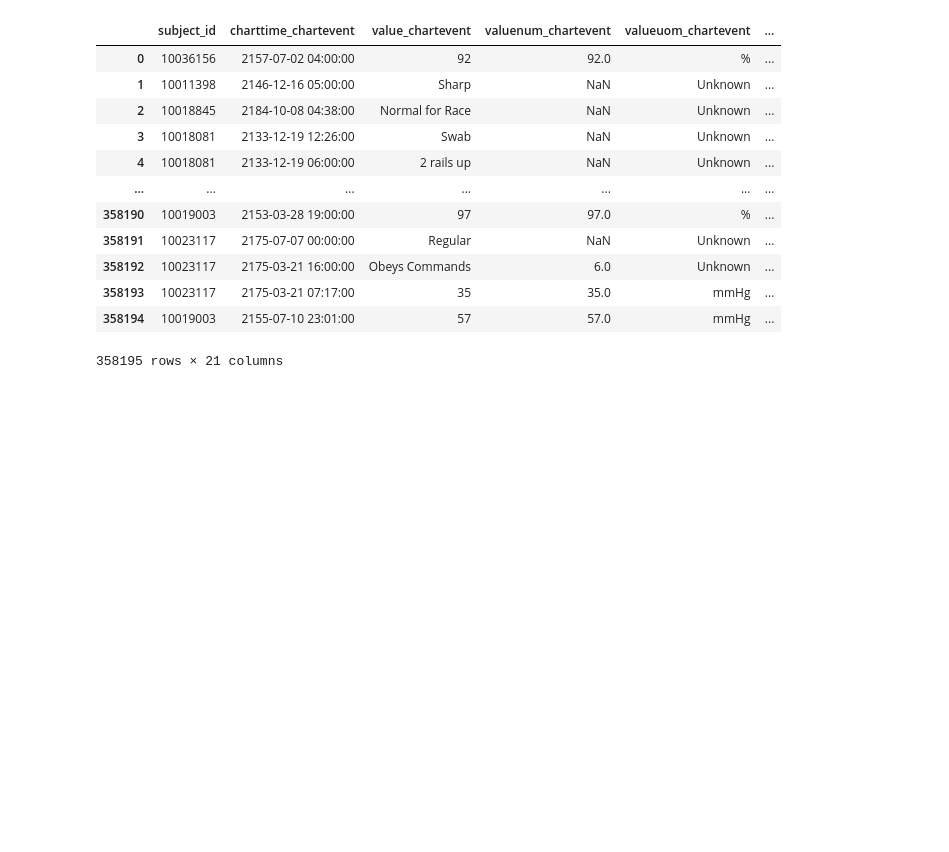
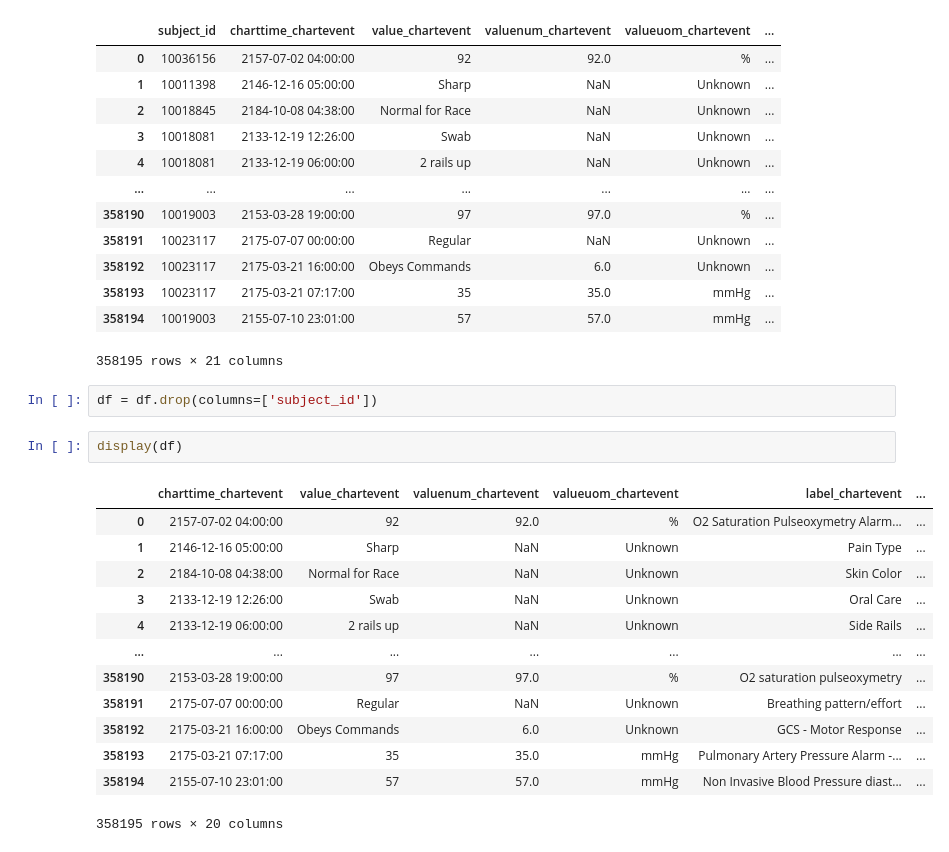
Before and after one commit to CatarinaCosta02/Master_Thesis, a Jupyter notebook: models/RForest.ipynb, the cells around one changed output. Cells and saved outputs as stored; diff of their text form; blank space fills up the shorter version.

```diff
--- a/models/RForest.ipynb
+++ b/models/RForest.ipynb
@@ -22,3 +32,21 @@ display(df)
 | 358193 | 10023117 | 2175-03-21 07:17:00 | 35 | 35.0 | mmHg | ... |
 | 358194 | 10019003 | 2155-07-10 23:01:00 | 57 | 57.0 | mmHg | ... |
 358195 rows × 21 columns
+# %%
+df = df.drop(columns=['subject_id'])
+# %%
+display(df)
+# %% [output]
+|  | charttime_chartevent | value_chartevent | valuenum_chartevent | valueuom_chartevent | label_chartevent | ... |
+| 0 | 2157-07-02 04:00:00 | 92 | 92.0 | % | O2 Saturation Pulseoxymetry Alarm... | ... |
+| 1 | 2146-12-16 05:00:00 | Sharp | NaN | Unknown | Pain Type | ... |
+| 2 | 2184-10-08 04:38:00 | Normal for Race | NaN | Unknown | Skin Color | ... |
+| 3 | 2133-12-19 12:26:00 | Swab | NaN | Unknown | Oral Care | ... |
+| 4 | 2133-12-19 06:00:00 | 2 rails up | NaN | Unknown | Side Rails | ... |
+| ... | ... | ... | ... | ... | ... | ... |
+| 358190 | 2153-03-28 19:00:00 | 97 | 97.0 | % | O2 saturation pulseoxymetry | ... |
+| 358191 | 2175-07-07 00:00:00 | Regular | NaN | Unknown | Breathing pattern/effort | ... |
+| 358192 | 2175-03-21 16:00:00 | Obeys Commands | 6.0 | Unknown | GCS - Motor Response | ... |
+| 358193 | 2175-03-21 07:17:00 | 35 | 35.0 | mmHg | Pulmonary Artery Pressure Alarm -... | ... |
+| 358194 | 2155-07-10 23:01:00 | 57 | 57.0 | mmHg | Non Invasive Blood Pressure diast... | ... |
+358195 rows × 20 columns
```
Also changed, not shown: parts of 8 cells of this notebook.
